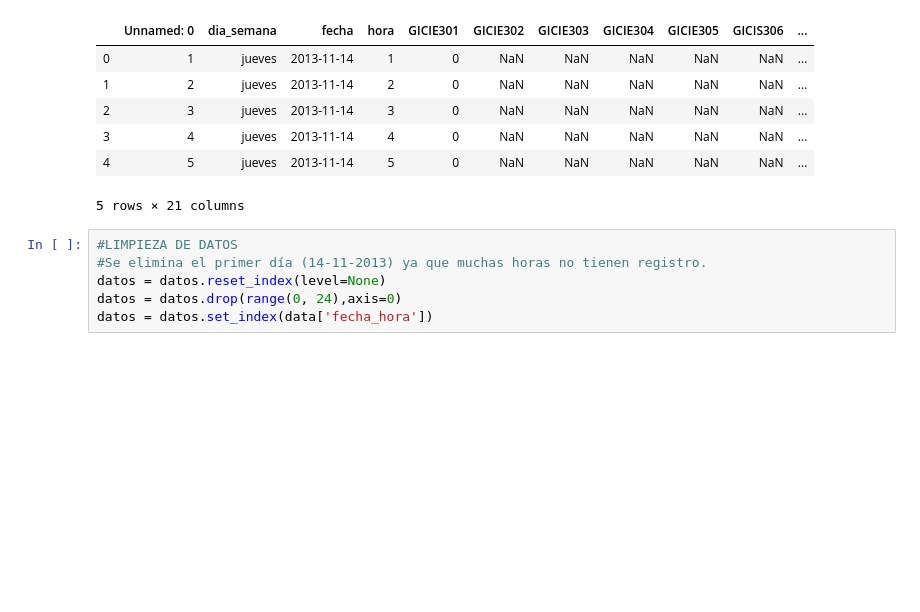
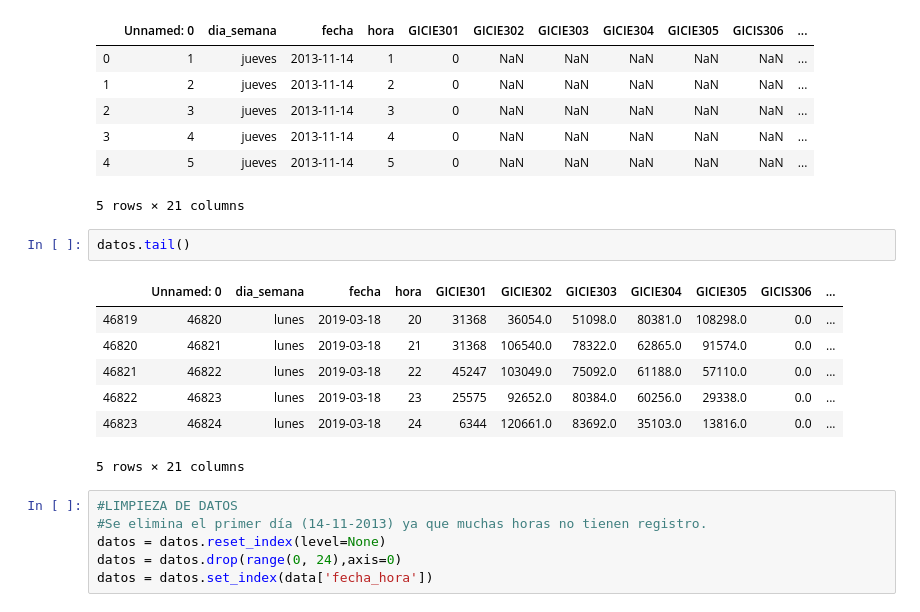
Before and after one commit to oscaralfonso17/Plantas_Intermitentes, a Jupyter notebook: ARIMA plantas de generacion intermitente edited.ipynb, the cells around one changed output. Drawn from its saved outputs; the diff is of its cells as text; blank space fills up the shorter version.

```diff
--- a/ARIMA plantas de generacion intermitente edited.ipynb
+++ b/ARIMA plantas de generacion intermitente edited.ipynb
@@ -30,6 +30,16 @@ datos.head()
 | 3 | 4 | jueves | 2013-11-14 | 4 | 0 | NaN | NaN | NaN | NaN | NaN | ... |
 | 4 | 5 | jueves | 2013-11-14 | 5 | 0 | NaN | NaN | NaN | NaN | NaN | ... |
 5 rows × 21 columns
+# %%
+datos.tail()
+# %% [output]
+|  | Unnamed: 0 | dia_semana | fecha | hora | GICIE301 | GICIE302 | GICIE303 | GICIE304 | GICIE305 | GICIS306 | ... |
+| 46819 | 46820 | lunes | 2019-03-18 | 20 | 31368 | 36054.0 | 51098.0 | 80381.0 | 108298.0 | 0.0 | ... |
+| 46820 | 46821 | lunes | 2019-03-18 | 21 | 31368 | 106540.0 | 78322.0 | 62865.0 | 91574.0 | 0.0 | ... |
+| 46821 | 46822 | lunes | 2019-03-18 | 22 | 45247 | 103049.0 | 75092.0 | 61188.0 | 57110.0 | 0.0 | ... |
+| 46822 | 46823 | lunes | 2019-03-18 | 23 | 25575 | 92652.0 | 80384.0 | 60256.0 | 29338.0 | 0.0 | ... |
+| 46823 | 46824 | lunes | 2019-03-18 | 24 | 6344 | 120661.0 | 83692.0 | 35103.0 | 13816.0 | 0.0 | ... |
+5 rows × 21 columns
 # %%
 #LIMPIEZA DE DATOS
 #Se elimina el primer día (14-11-2013) ya que muchas horas no tienen registro.
```
